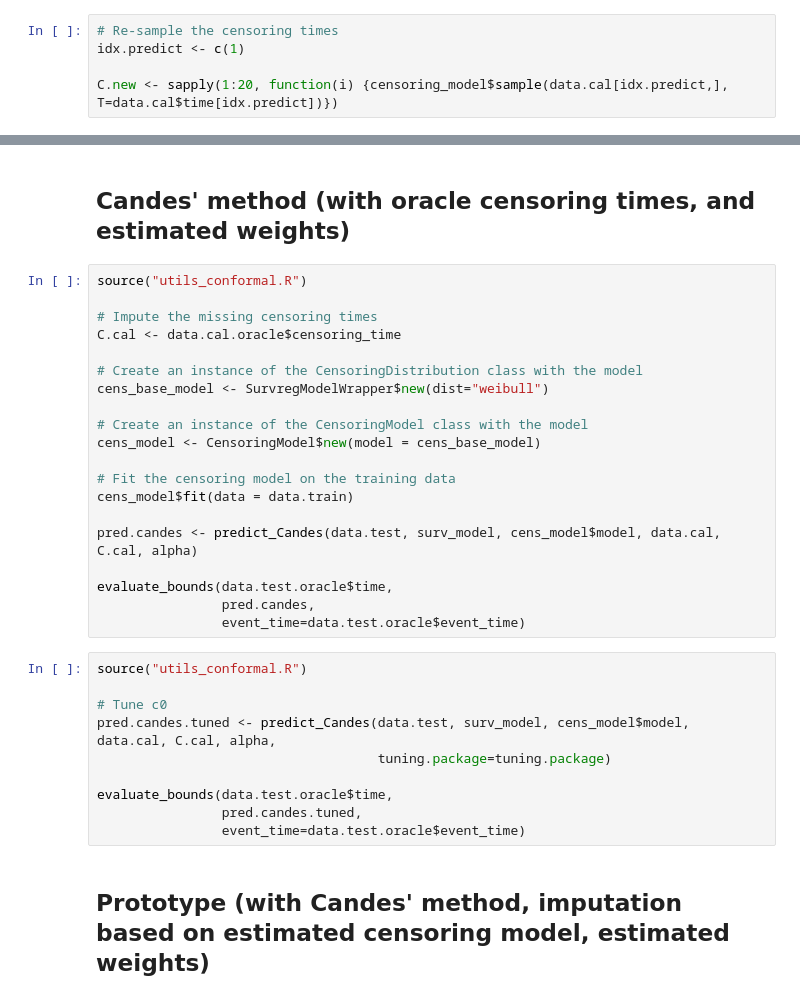
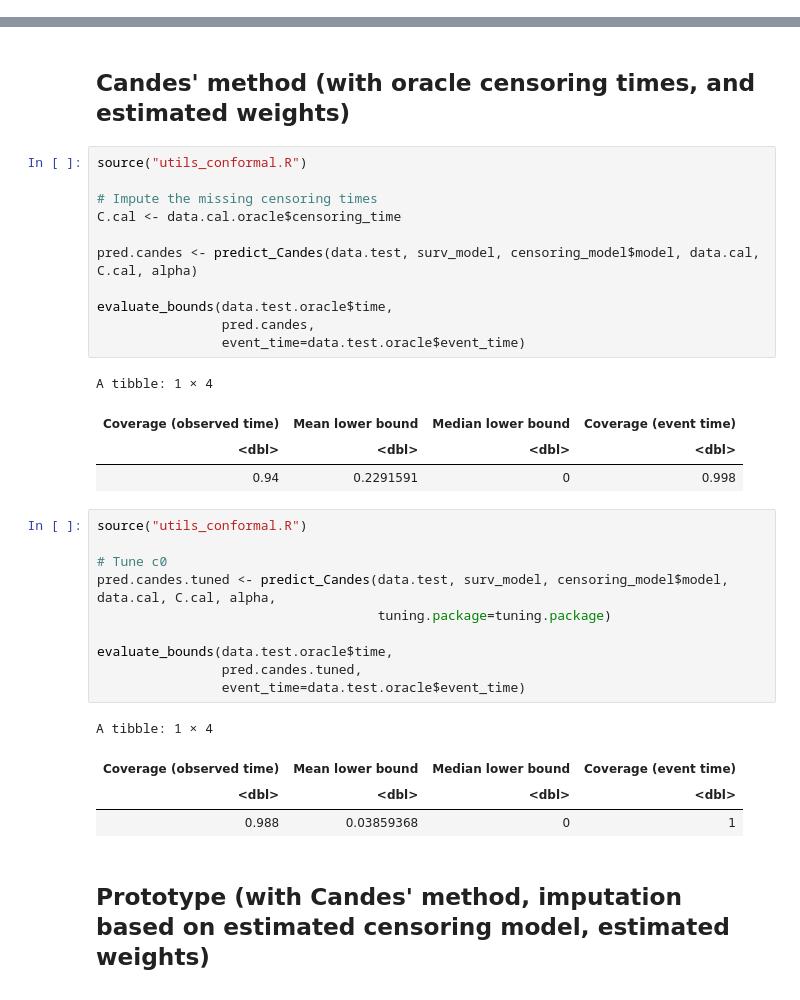
Before and after one commit to msesia/conformal_survival, a Jupyter notebook: code/survival-cqr-new.ipynb, the cells around one changed output, grey strips where cells are left out. Drawn from its saved outputs; the diff is of its cells as text.

```diff
--- a/code/survival-cqr-new.ipynb
+++ b/code/survival-cqr-new.ipynb
@@ -223,5 +235,0 @@ plot_survival_curves(pred_surv)
-# %%
-# Re-sample the censoring times
-idx.predict <- c(1)
-
-C.new <- sapply(1:20, function(i) {censoring_model$sample(data.cal[idx.predict,], T=data.cal$time[idx.predict])})
@@ -346,33 +376,34 @@ evaluate_bounds(data.test.oracle$time,
 # %%
 source("utils_conformal.R")
 
 # Impute the missing censoring times
 C.cal <- data.cal.oracle$censoring_time
 
-# Create an instance of the CensoringDistribution class with the model
-cens_base_model <- SurvregModelWrapper$new(dist="weibull")
-
-# Create an instance of the CensoringModel class with the model
-cens_model <- CensoringModel$new(model = cens_base_model)
-
-# Fit the censoring model on the training data
-cens_model$fit(data = data.train)
-
-pred.candes <- predict_Candes(data.test, surv_model, cens_model$model, data.cal, C.cal, alpha)
+pred.candes <- predict_Candes(data.test, surv_model, censoring_model$model, data.cal, C.cal, alpha)
 
 evaluate_bounds(data.test.oracle$time,
                 pred.candes,
                 event_time=data.test.oracle$event_time)
+# %% [output]
+A tibble: 1 × 4
+| Coverage (observed time) | Mean lower bound | Median lower bound | Coverage (event time) |
+| <dbl> | <dbl> | <dbl> | <dbl> |
+| 0.94 | 0.2291591 | 0 | 0.998 |
 # %%
 source("utils_conformal.R")
 
 # Tune c0
-pred.candes.tuned <- predict_Candes(data.test, surv_model, cens_model$model, data.cal, C.cal, alpha,
+pred.candes.tuned <- predict_Candes(data.test, surv_model, censoring_model$model, data.cal, C.cal, alpha,
                                     tuning.package=tuning.package)
 
 evaluate_bounds(data.test.oracle$time,
                 pred.candes.tuned,
                 event_time=data.test.oracle$event_time)
+# %% [output]
+A tibble: 1 × 4
+| Coverage (observed time) | Mean lower bound | Median lower bound | Coverage (event time) |
+| <dbl> | <dbl> | <dbl> | <dbl> |
+| 0.988 | 0.03859368 | 0 | 1 |
 # %% [markdown]
 ## Prototype (with Candes' method, imputation based on estimated censoring model, estimated weights)
 # %%
```
Also changed, not shown: parts of 25 cells of this notebook, 3 other files.
